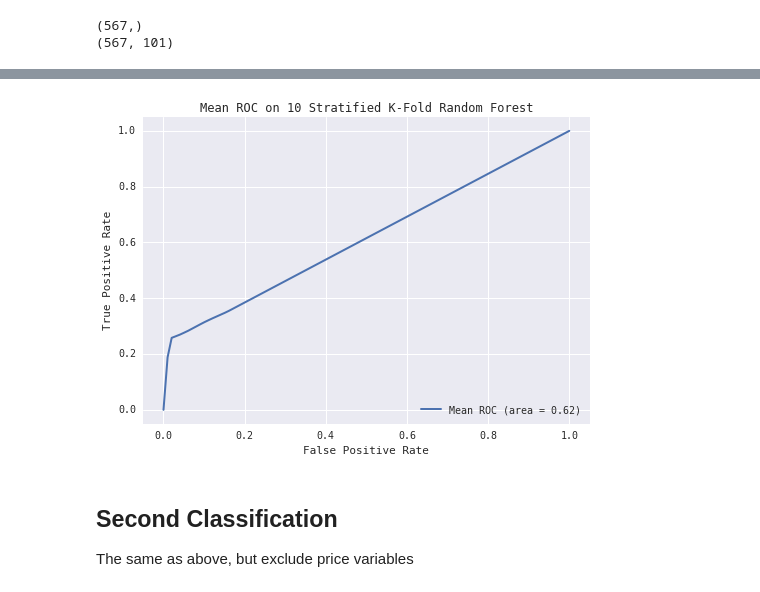
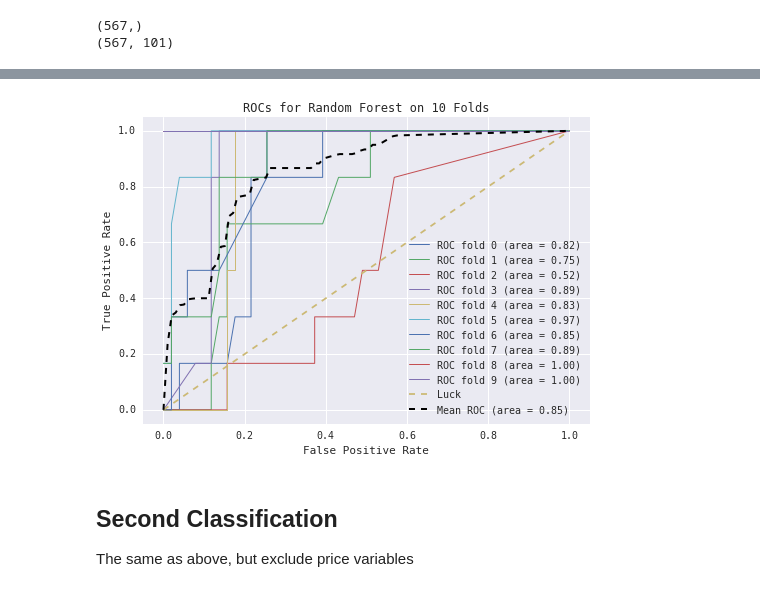
Before and after one commit to giantoak/201604_memex_qpr, a Jupyter notebook: notebooks/go_notebooks/Make Jeff Classifier.ipynb, the cells around one changed output, grey strips where cells are left out. Cells and saved outputs as stored; diff of their text form; code cells hidden in the pictures.

```diff
--- a/notebooks/go_notebooks/Make Jeff Classifier.ipynb
+++ b/notebooks/go_notebooks/Make Jeff Classifier.ipynb
@@ -161,9 +160,9 @@ similar_images_count:50%            0.019328
 images_count:count                  0.019056
 dtype: float64
 # %%
-draw_roc(rf_metrics, 'Random Forest')
+draw_rocs(rf_metrics, 'Random Forest')
 # %% [output]
-[figure, old version]
+[figure, new version]
 # %% [markdown]
 ## Second Classification
 The same as above, but exclude price variables
```
Also changed, not shown: parts of 8 cells of this notebook, 1 other file.
